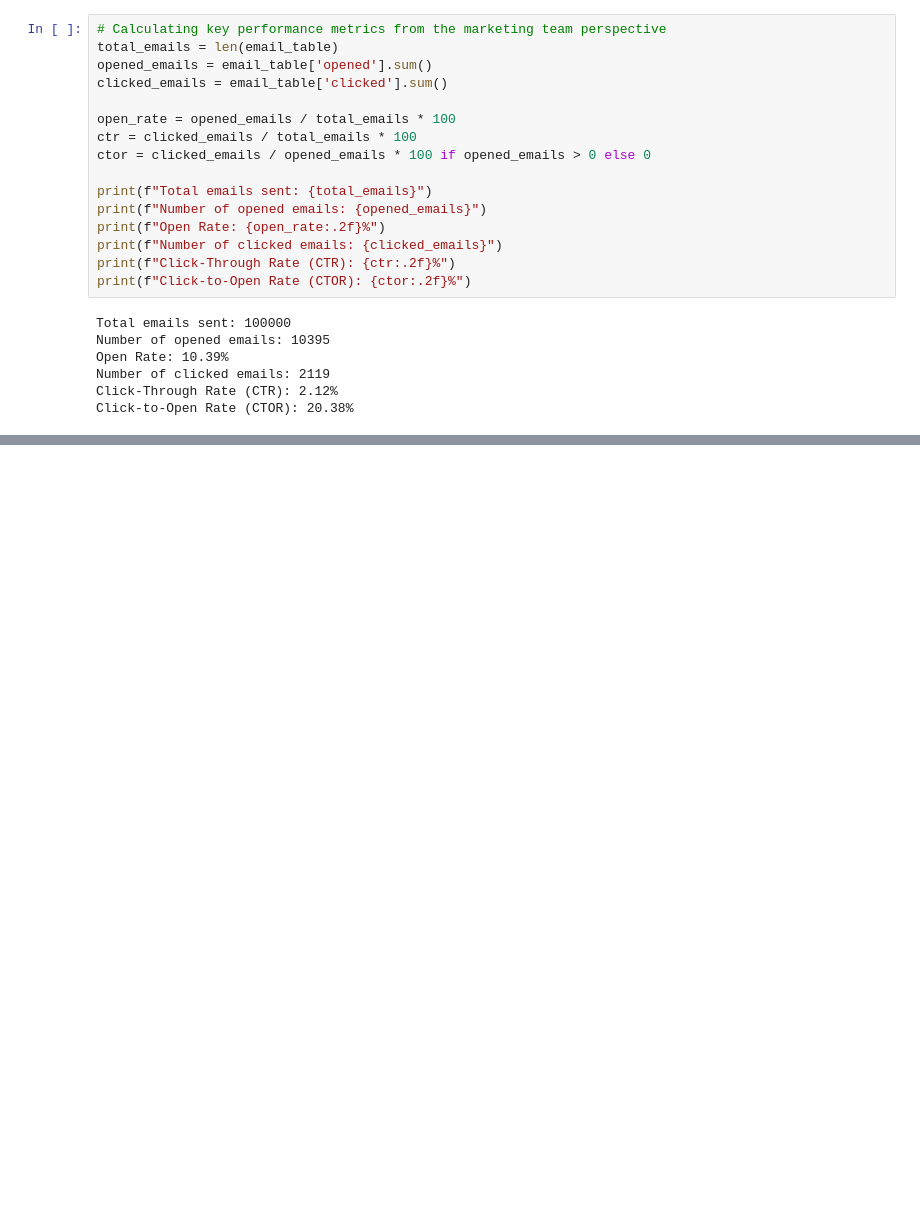
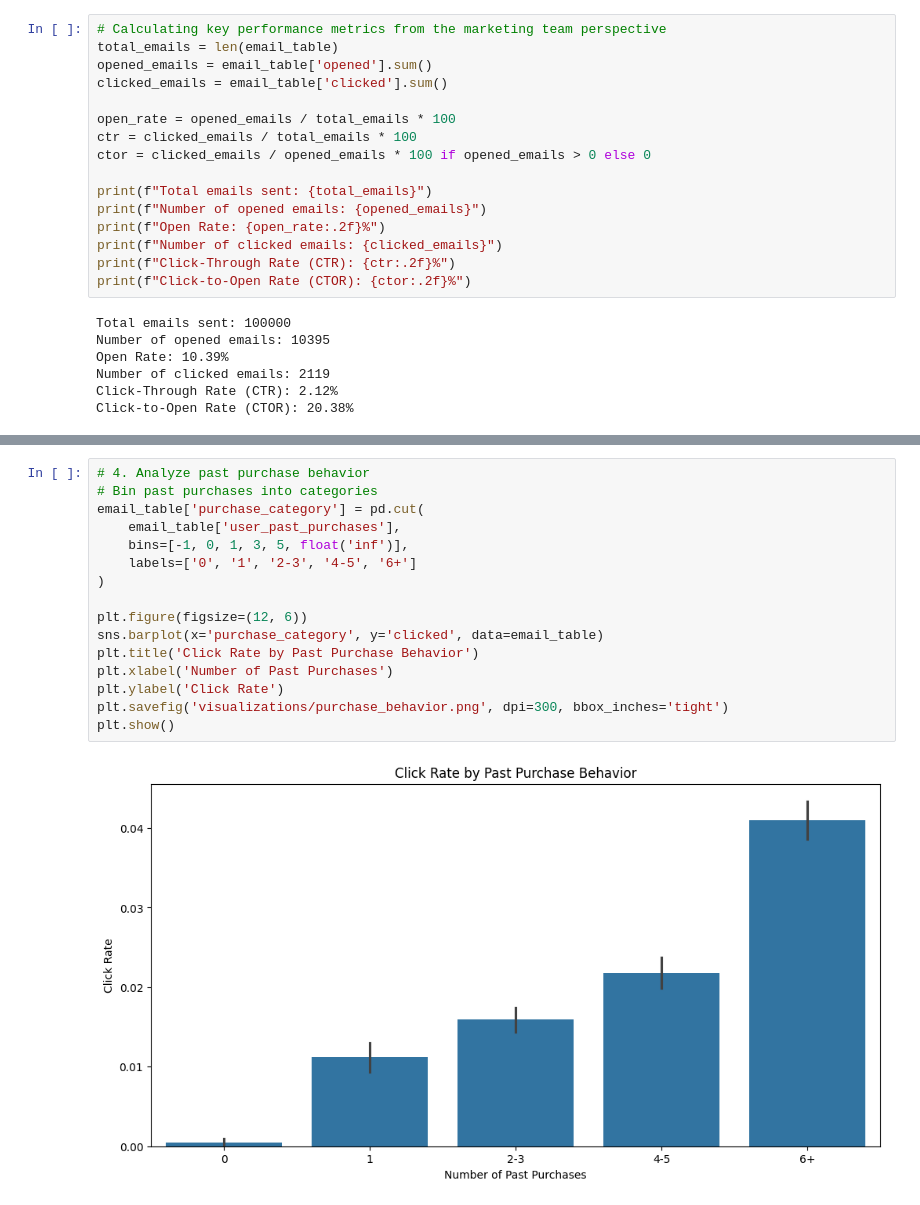
Before and after one commit to AyanArshad02/email-marketing-campaign-optimization-using-ML, a Jupyter notebook: eda.ipynb, the cells around one changed output, grey strips where cells are left out. Drawn from its saved outputs; the diff is of its cells as text; blank space fills up the shorter version.

```diff
--- a/eda.ipynb
+++ b/eda.ipynb
@@ -232,0 +417,18 @@ plt.show()
+# %%
+# 4. Analyze past purchase behavior
+# Bin past purchases into categories
+email_table['purchase_category'] = pd.cut(
+    email_table['user_past_purchases'],
+    bins=[-1, 0, 1, 3, 5, float('inf')],
+    labels=['0', '1', '2-3', '4-5', '6+']
+)
+
+plt.figure(figsize=(12, 6))
+sns.barplot(x='purchase_category', y='clicked', data=email_table)
+plt.title('Click Rate by Past Purchase Behavior')
+plt.xlabel('Number of Past Purchases')
+plt.ylabel('Click Rate')
+plt.savefig('visualizations/purchase_behavior.png', dpi=300, bbox_inches='tight')
+plt.show()
+# %% [output]
+[figure, added]
```
Also changed, not shown: parts of 14 cells of this notebook.
